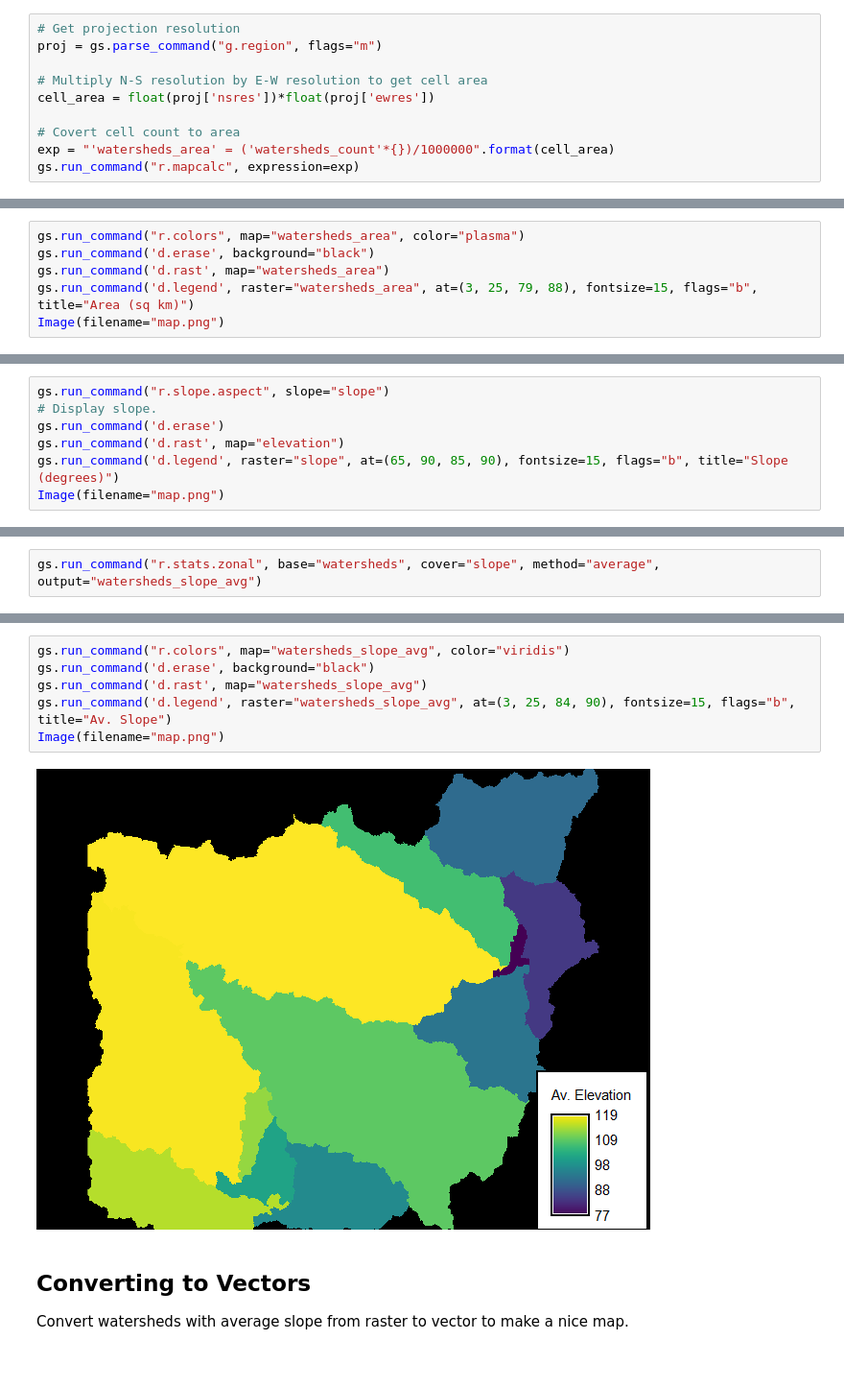
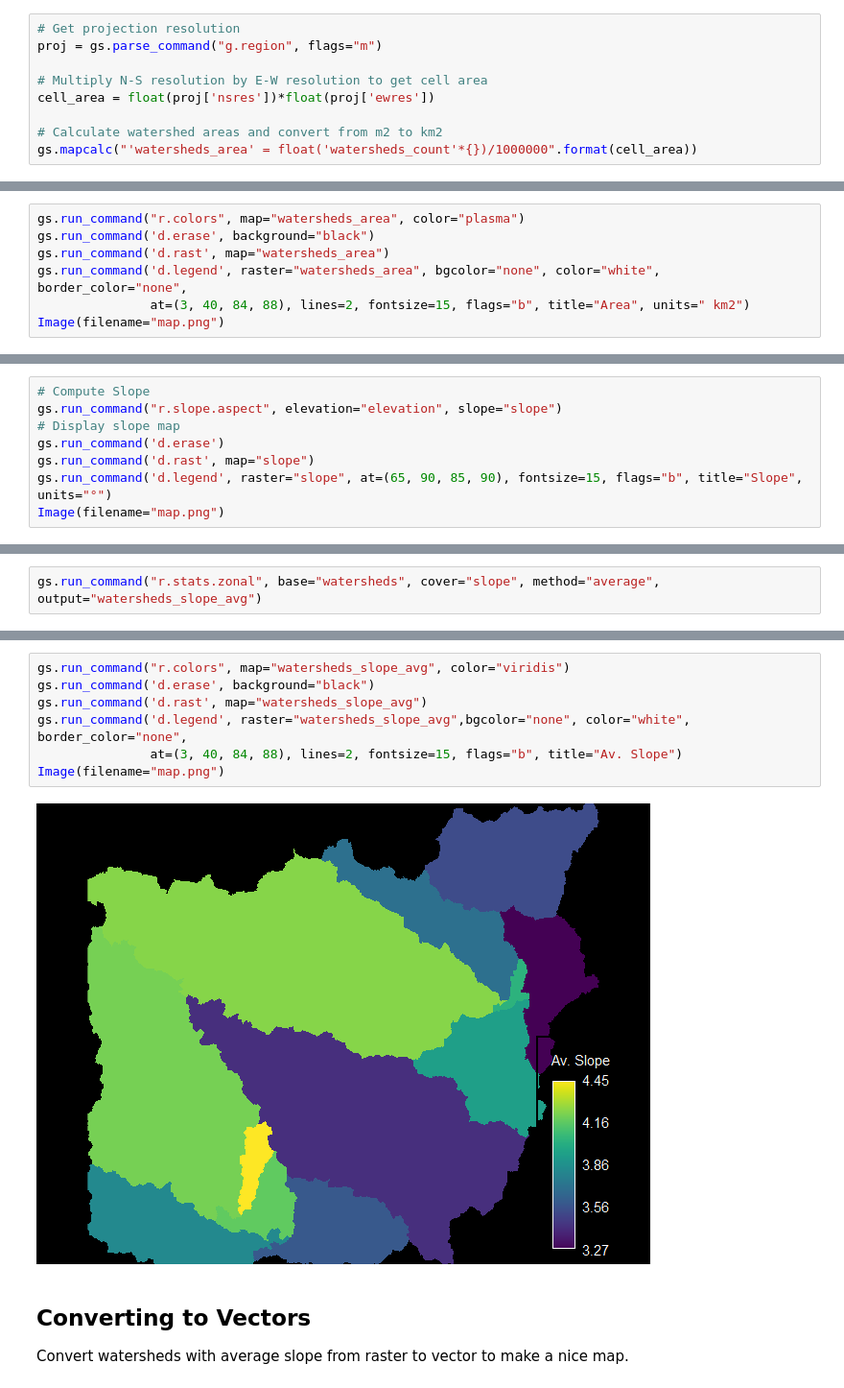
Before and after one commit to chaedri/grass-zonal-of-solar, a Jupyter notebook: zonal-of-watersheds.ipynb, the cells around one changed output, grey strips where cells are left out. Shown at 96% size. Cells and saved outputs as stored; diff of their text form.

```diff
--- a/zonal-of-watersheds.ipynb
+++ b/zonal-of-watersheds.ipynb
@@ -96,15 +96,15 @@ proj = gs.parse_command("g.region", flags="m")
 # Multiply N-S resolution by E-W resolution to get cell area
 cell_area = float(proj['nsres'])*float(proj['ewres'])
 
-# Covert cell count to area
-exp = "'watersheds_area' = ('watersheds_count'*{})/1000000".format(cell_area)
-gs.run_command("r.mapcalc", expression=exp)
+# Calculate watershed areas and convert from m2 to km2
+gs.mapcalc("'watersheds_area' = float('watersheds_count'*{})/1000000".format(cell_area))
 # %% [markdown]
 Display map of watershed areas.
 # %%
 gs.run_command("r.colors", map="watersheds_area", color="plasma")
 gs.run_command('d.erase', background="black")
 gs.run_command('d.rast', map="watersheds_area")
-gs.run_command('d.legend', raster="watersheds_area", at=(3, 25, 79, 88), fontsize=15, flags="b", title="Area (sq km)")
+gs.run_command('d.legend', raster="watersheds_area", bgcolor="none", color="white", border_color="none",
+               at=(3, 40, 84, 88), lines=2, fontsize=15, flags="b", title="Area", units=" km2")
 Image(filename="map.png")
 # %% [output]
@@ -114,8 +116,9 @@ Image(filename="map.png")
 Begin by computing and displaying slope from the elevation raster.
 # %%
-gs.run_command("r.slope.aspect", slope="slope")
-# Display slope.
+# Compute Slope
+gs.run_command("r.slope.aspect", elevation="elevation", slope="slope")
+# Display slope map
 gs.run_command('d.erase')
-gs.run_command('d.rast', map="elevation")
-gs.run_command('d.legend', raster="slope", at=(65, 90, 85, 90), fontsize=15, flags="b", title="Slope (degrees)")
+gs.run_command('d.rast', map="slope")
+gs.run_command('d.legend', raster="slope", at=(65, 90, 85, 90), fontsize=15, flags="b", title="Slope", units="°")
 Image(filename="map.png")
@@ -128,11 +133,12 @@ Display the resulting average slope map.
 # %%
 gs.run_command("r.colors", map="watersheds_slope_avg", color="viridis")
 gs.run_command('d.erase', background="black")
 gs.run_command('d.rast', map="watersheds_slope_avg")
-gs.run_command('d.legend', raster="watersheds_slope_avg", at=(3, 25, 84, 90), fontsize=15, flags="b", title="Av. Slope")
+gs.run_command('d.legend', raster="watersheds_slope_avg",bgcolor="none", color="white", border_color="none",
+               at=(3, 40, 84, 88), lines=2, fontsize=15, flags="b", title="Av. Slope")
 Image(filename="map.png")
 # %% [output]
-[figure, old version]
+[figure, new version]
 # %% [markdown]
 ## Converting to Vectors
 
```
Also changed, not shown: parts of 10 cells of this notebook, 2 other files.
